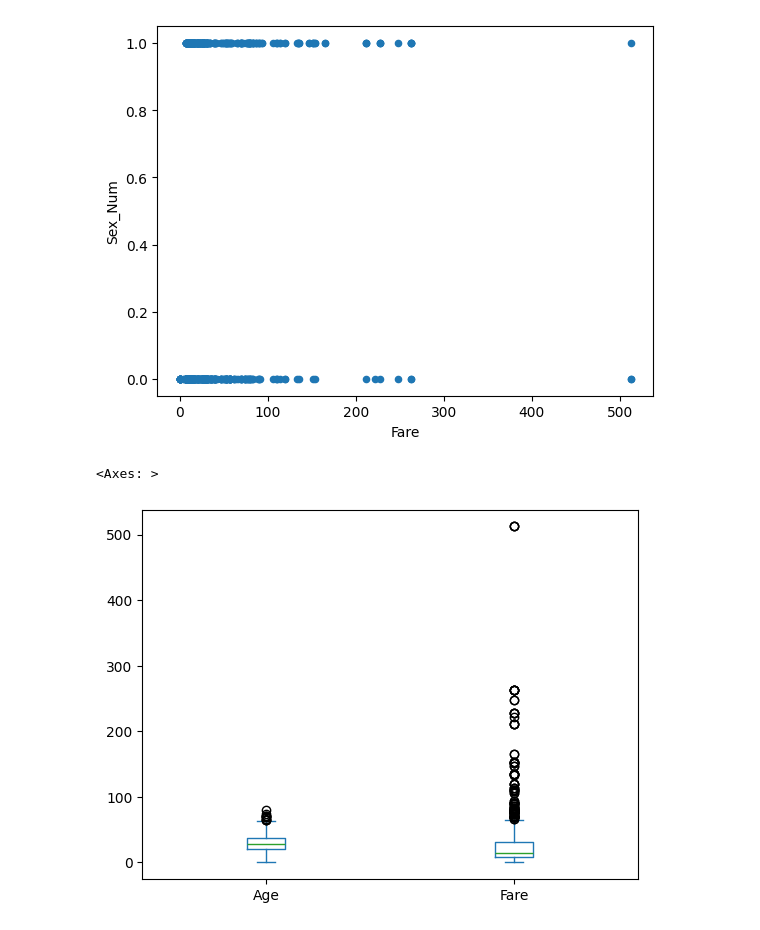
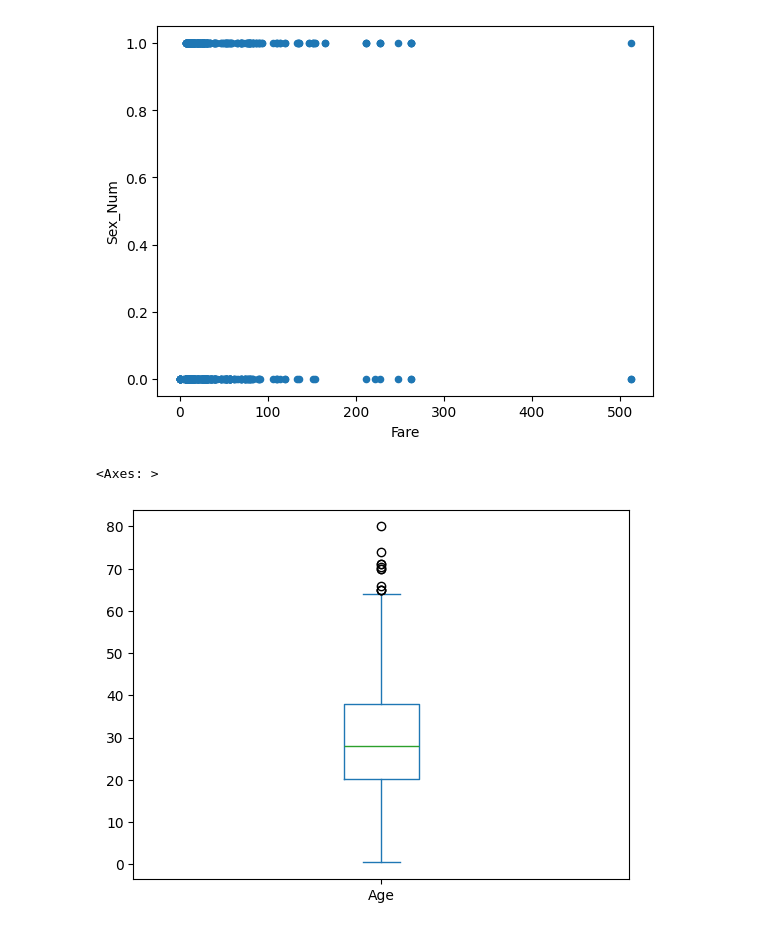
Before and after one commit to VolDonets/DataMining, a Jupyter notebook: practice_tasks/classwork_3.ipynb, the cells around one changed output. Drawn from its saved outputs; the diff is of its cells as text; code cells hidden in the pictures.

Commit message:
Updated visualization.

```diff
--- a/practice_tasks/classwork_3.ipynb
+++ b/practice_tasks/classwork_3.ipynb
@@ -218,7 +233,7 @@ df_titanic.plot(kind="scatter", x="Fare", y="Sex_Num")
 <Axes: xlabel='Fare', ylabel='Sex_Num'>
 [figure]
 # %%
-df_titanic[["Age", "Fare"]].plot(kind='box')
+df_titanic[["Age"]].plot(kind='box')
 # %% [output]
 <Axes: >
-[figure, old version]
+[figure, new version]
```
Also changed, not shown: parts of 4 cells of this notebook.
